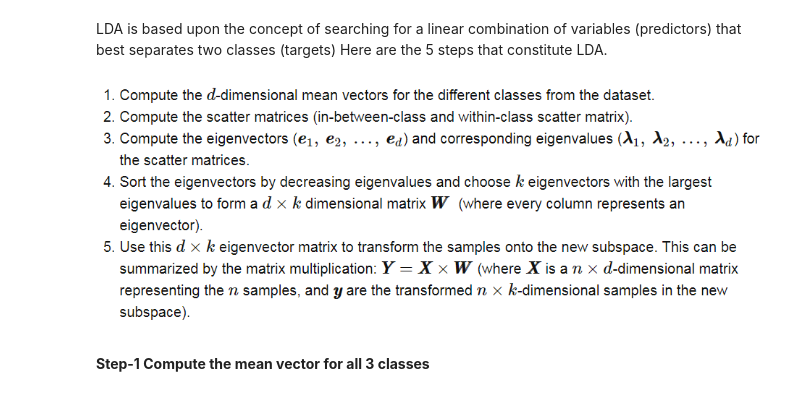
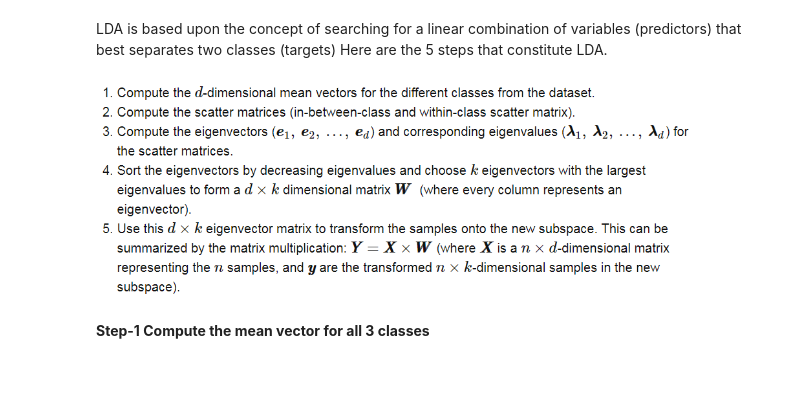
Before and after one commit to atulpatelDS/Advanced_ML, a Jupyter notebook: LDA/LDA_Detail_Explanation.ipynb, the cells around one changed output. Drawn from its saved outputs; the diff is of its cells as text; code cells hidden in the pictures.

```diff
--- a/LDA/LDA_Detail_Explanation.ipynb
+++ b/LDA/LDA_Detail_Explanation.ipynb
@@ -198,8 +198,11 @@ for i in cols:
 # %% [markdown]
 LDA is based upon the concept of searching for a linear combination of variables (predictors) that best separates two classes (targets)
 Here are the 5 steps that constitute LDA.
-# %% [markdown]
-![](attachment:LDA_Steps.png)
+# %%
+from IPython.display import Image
+Image(filename="C:/E/Github/Project_image/LDA_Steps.png",width=600,height=300,embed=True)
+# %% [output]
+[figure, added]
 # %% [markdown]
 **Step-1 Compute the mean vector for all 3 classes**
 # %%
```
